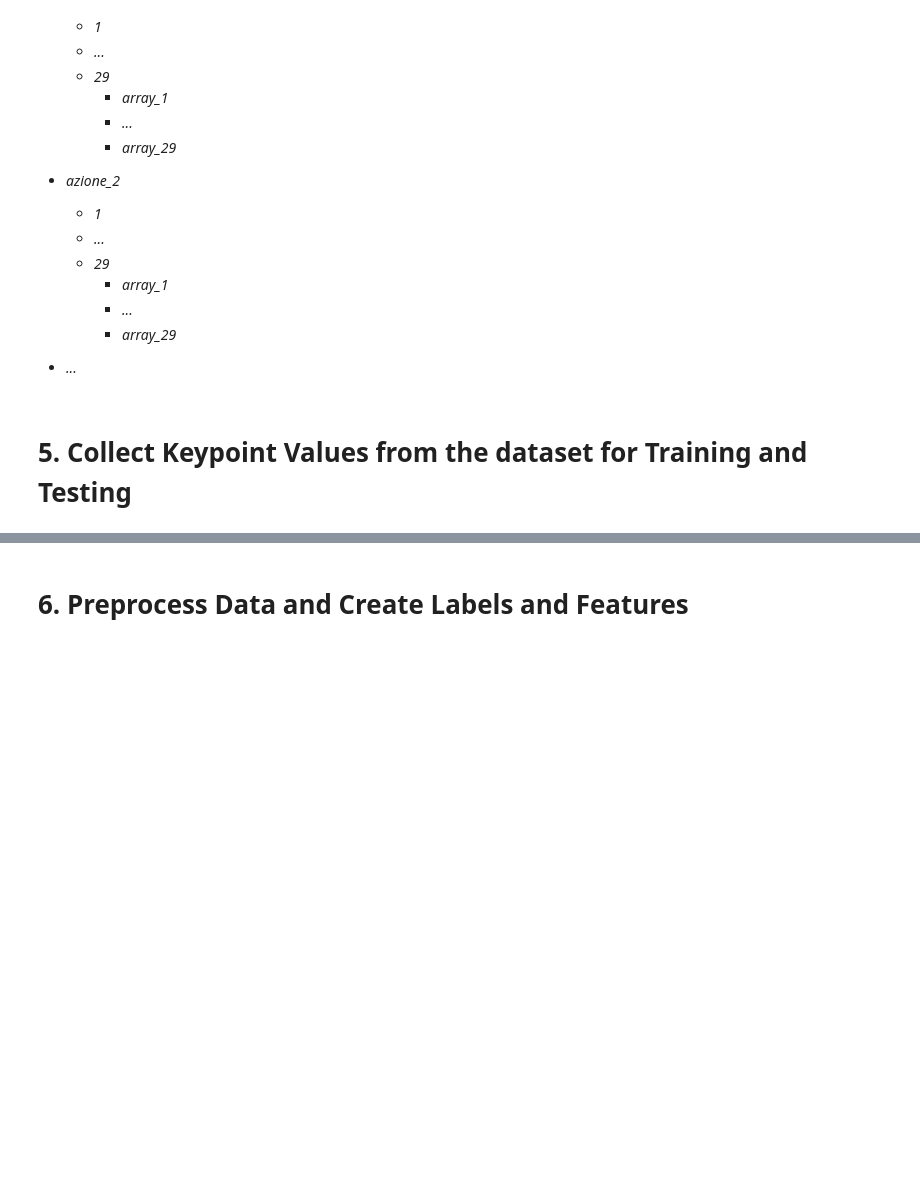
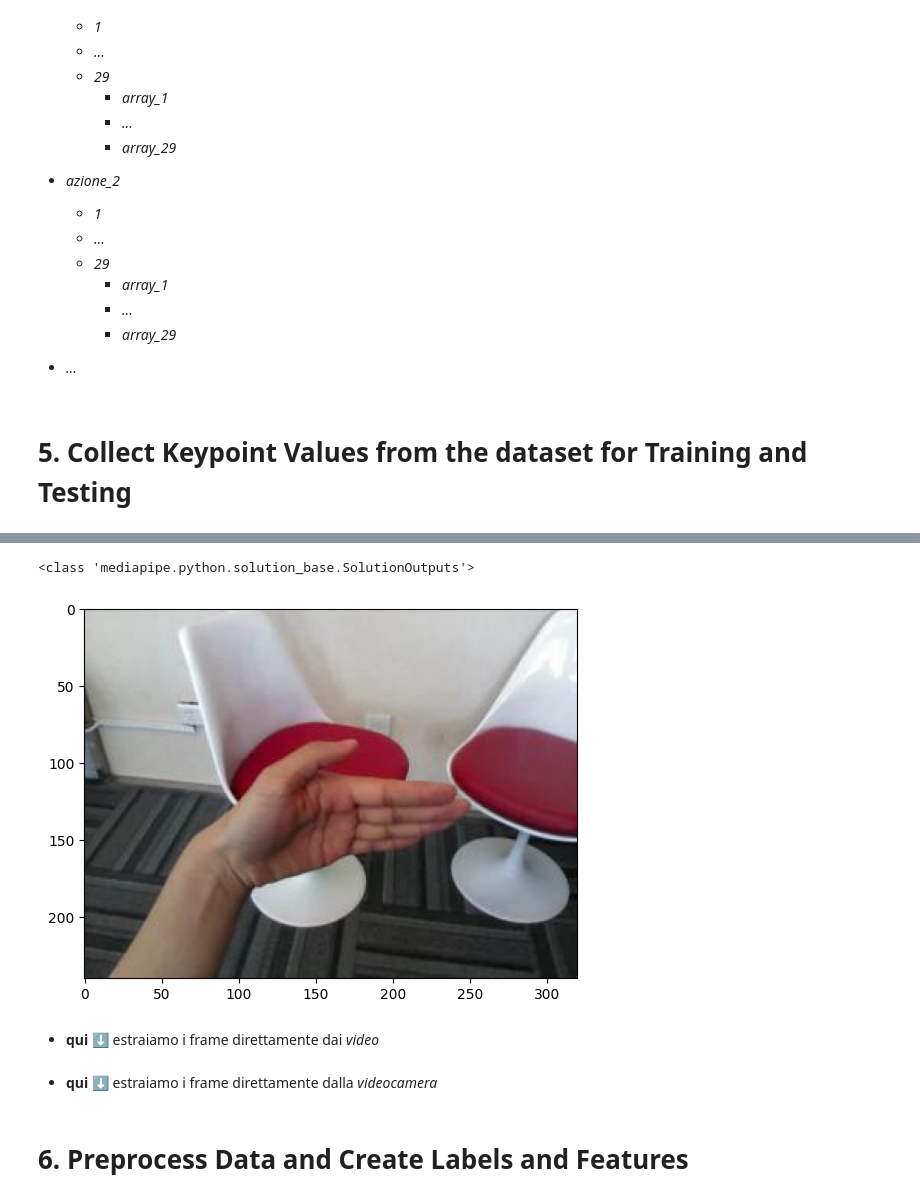
Before and after one commit to t-perniola/HGR-4-Social-Robotics, a Jupyter notebook: ActionDetectionDataset.ipynb, the cells around one changed output, grey strips where cells are left out. Cells and saved outputs as stored; diff of their text form; code cells hidden in the pictures; blank space fills up the shorter version.

```diff
--- a/ActionDetectionDataset.ipynb
+++ b/ActionDetectionDataset.ipynb
@@ -13,6 +13,7 @@ import mediapipe as mp
 importiamo il modello Holistic di MediaPipe
 # %%
 mp_holistic = mp.solutions.holistic # Holistic model
+mp_hands = mp.solutions.hands
 mp_drawing = mp.solutions.drawing_utils # Drawing utilities
 # %% [markdown]
 funzione di riconoscimento: convertiamo prima l'immagine dal canale BGR (output di OpenCV feed) a quello RGB, necessario per MediaPipe;
@@ -251,0 +267,11 @@ COME?   se il frame è quello iniziale (zero), stampa a schermo del testo e mett
+# %%
+# ESTRAGGO I KEYPOINTS DA CIASCUN FRAME
+with mp_hands.Hands(static_image_mode=True, max_num_hands=2, min_detection_confidence=0.5) as hands:
+    image, results = mediapipe_detection(img_array, hands)
+    print(results)
+    plt.imshow(cv2.cvtColor(image, cv2.COLOR_BGR2RGB))
+# %% [output]
+<class 'mediapipe.python.solution_base.SolutionOutputs'>
+[figure, added]
+# %% [markdown]
+- **qui** ⬇️ estraiamo i frame direttamente dai *video*
@@ -252,3 +298,5 @@ COME?   se il frame è quello iniziale (zero), stampa a schermo del testo e mett
+# %% [markdown]
+- **qui** ⬇️ estraiamo i frame direttamente dalla *videocamera*
 # %%
 cap = cv2.VideoCapture(0)
 # Set mediapipe model
```
Also changed, not shown: parts of 11 cells of this notebook, 3 other files.
